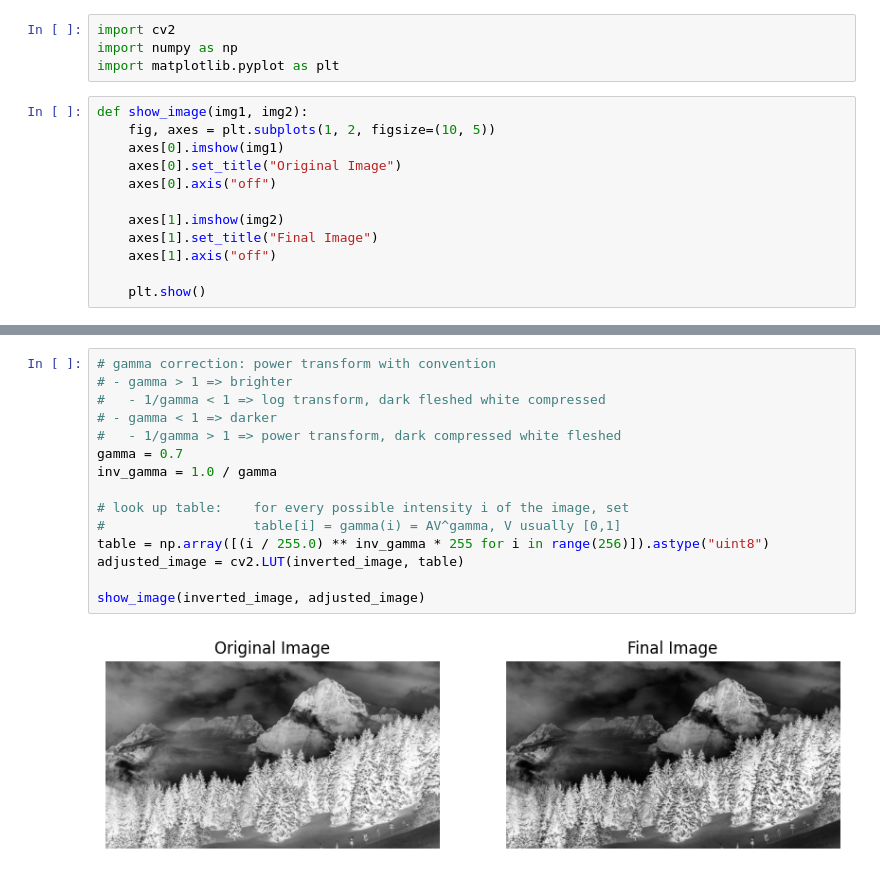
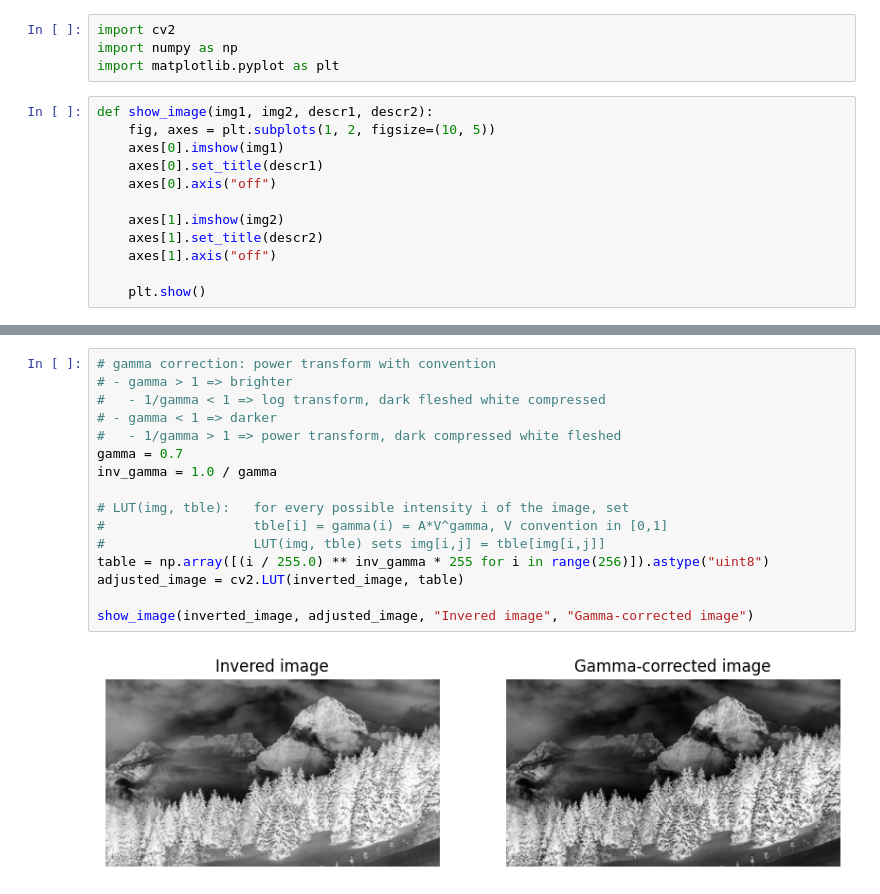
Before and after one commit to dylanwz/comp9517-25t1, a Jupyter notebook: lab1/task1.ipynb, the cells around one changed output, grey strips where cells are left out. Saved outputs shown, nothing was run; the diff lists cells and outputs as text.

```diff
--- a/lab1/task1.ipynb
+++ b/lab1/task1.ipynb
@@ -3,14 +3,14 @@ import cv2
 import numpy as np
 import matplotlib.pyplot as plt
 # %%
-def show_image(img1, img2):
+def show_image(img1, img2, descr1, descr2):
     fig, axes = plt.subplots(1, 2, figsize=(10, 5))
     axes[0].imshow(img1)
-    axes[0].set_title("Original Image")
+    axes[0].set_title(descr1)
     axes[0].axis("off")
 
     axes[1].imshow(img2)
-    axes[1].set_title("Final Image")
+    axes[1].set_title(descr2)
     axes[1].axis("off")
 
     plt.show()
@@ -28,17 +27,18 @@ show_image(image, inverted_image)
 # %%
 # gamma correction: power transform with convention
 # - gamma > 1 => brighter
 #   - 1/gamma < 1 => log transform, dark fleshed white compressed
 # - gamma < 1 => darker
 #   - 1/gamma > 1 => power transform, dark compressed white fleshed
 gamma = 0.7
 inv_gamma = 1.0 / gamma
 
-# look up table:    for every possible intensity i of the image, set
-#                   table[i] = gamma(i) = AV^gamma, V usually [0,1]
+# LUT(img, tble):   for every possible intensity i of the image, set
+#                   tble[i] = gamma(i) = A*V^gamma, V convention in [0,1]
+#                   LUT(img, tble) sets img[i,j] = tble[img[i,j]]
 table = np.array([(i / 255.0) ** inv_gamma * 255 for i in range(256)]).astype("uint8")
 adjusted_image = cv2.LUT(inverted_image, table)
 
-show_image(inverted_image, adjusted_image)
+show_image(inverted_image, adjusted_image, "Invered image", "Gamma-corrected image")
 # %% [output]
-[figure, old version]
+[figure, new version]
```
Also changed, not shown: parts of 4 cells of this notebook, 2 other files.
